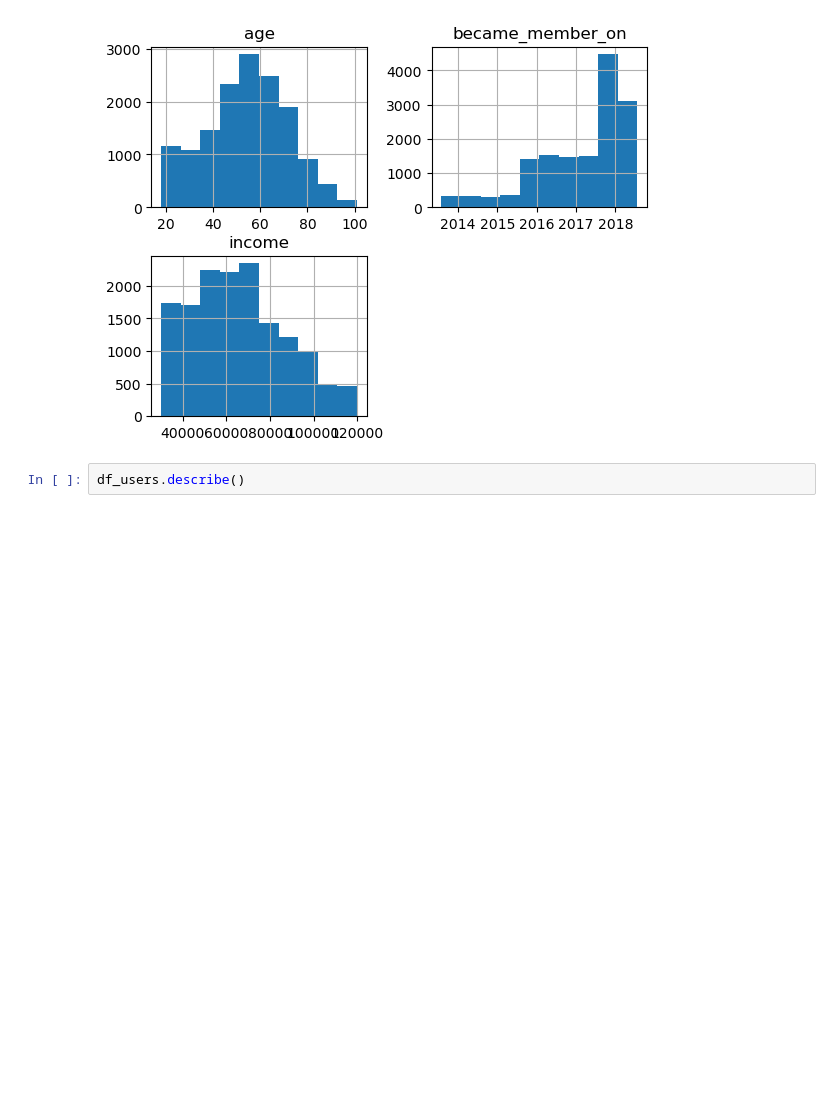
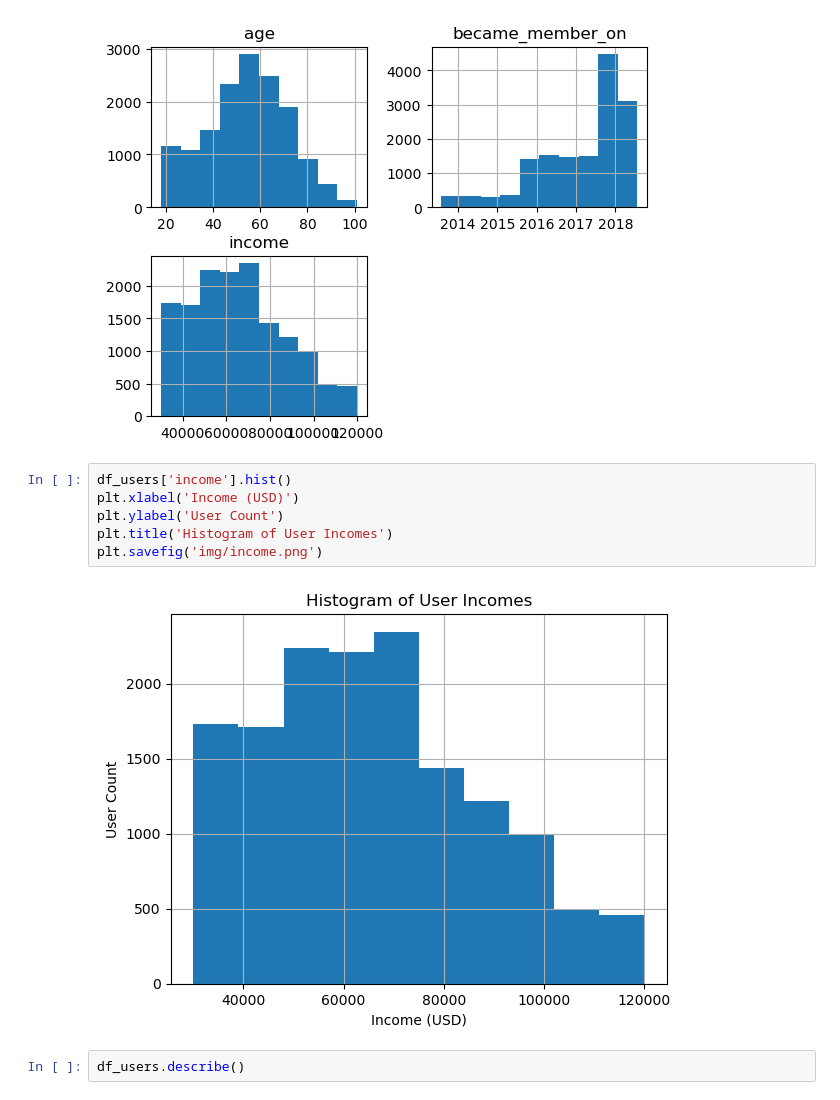
Before and after one commit to avikejriwal/udacity_mle, a Jupyter notebook: base_analysis.ipynb, the cells around one changed output. Saved outputs shown, nothing was run; the diff lists cells and outputs as text; blank space fills up the shorter version.

Commit message:
add income imge

```diff
--- a/base_analysis.ipynb
+++ b/base_analysis.ipynb
@@ -137,6 +137,14 @@ array([[<AxesSubplot:title={'center':'age'}>,
        [<AxesSubplot:title={'center':'income'}>, <AxesSubplot:>]],
       dtype=object)
 [figure]
+# %%
+df_users['income'].hist()
+plt.xlabel('Income (USD)')
+plt.ylabel('User Count')
+plt.title('Histogram of User Incomes')
+plt.savefig('img/income.png')
+# %% [output]
+[figure, added]
 # %%
 df_users.describe()
 # %% [output]
```
Also changed, not shown: 1 other file.
